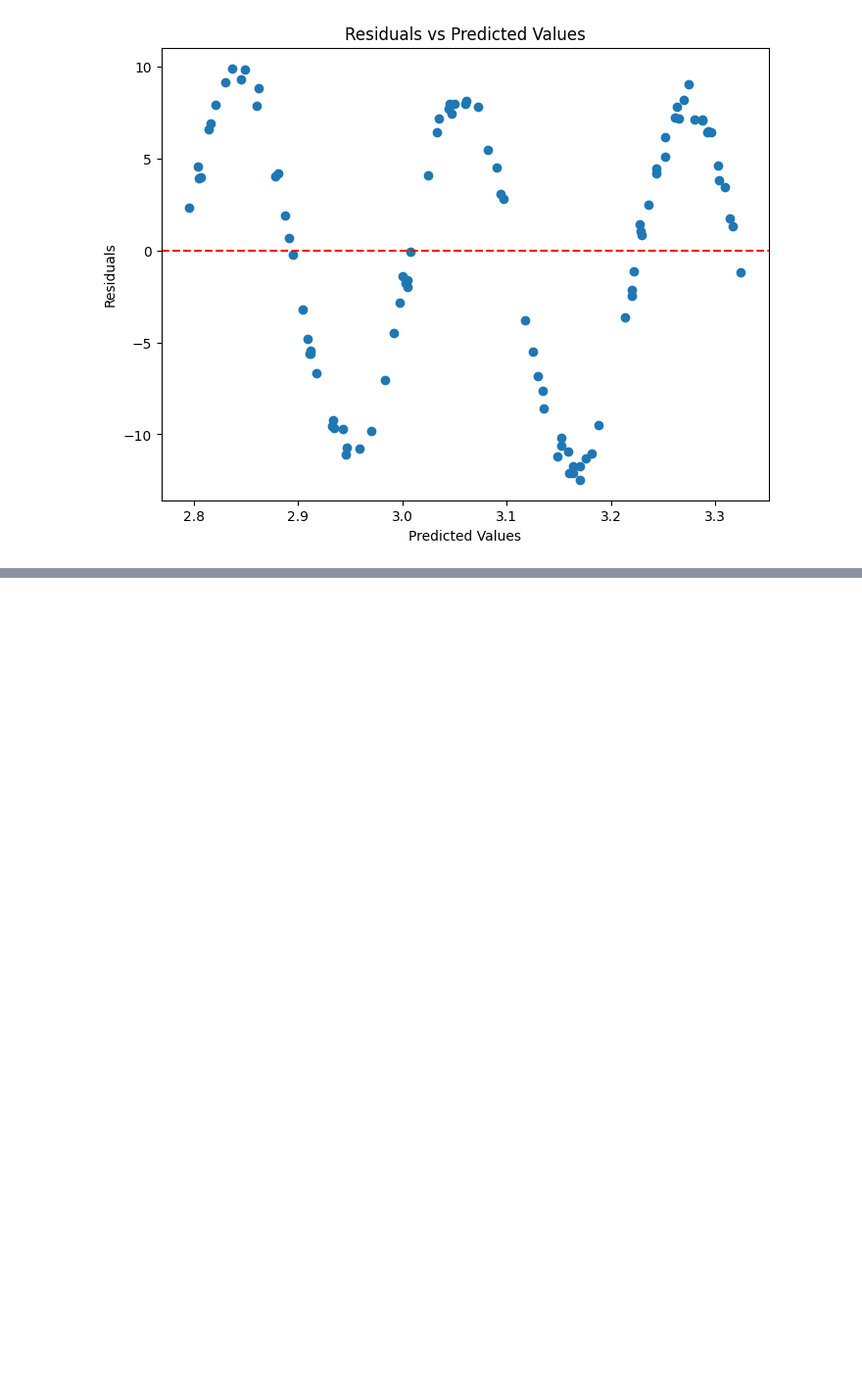
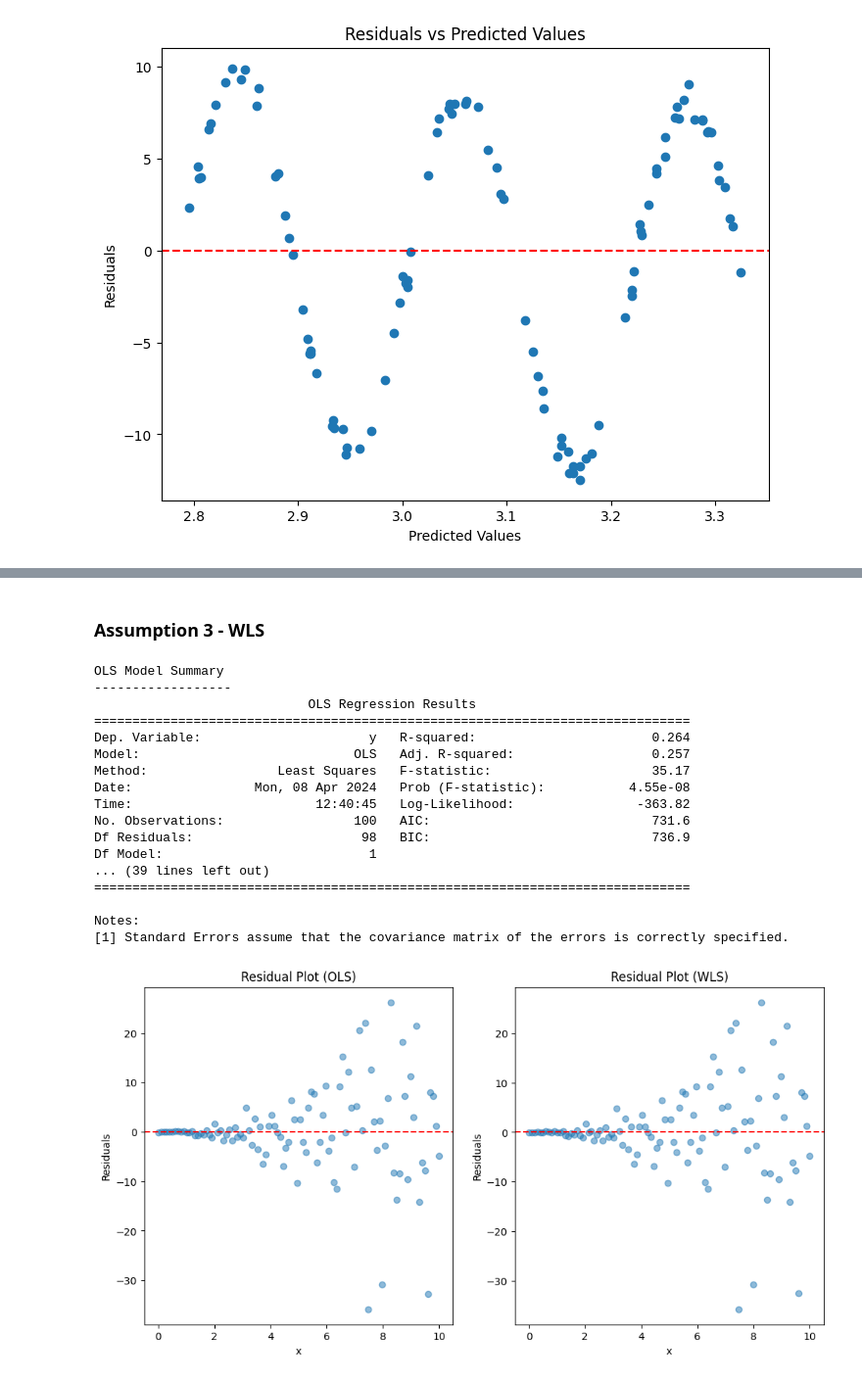
Before and after one commit to Danishdbu/ml1_Danish, a Jupyter notebook: AssumptionOF_LR.ipynb, the cells around one changed output, grey strips where cells are left out. Shown at 98% size. Saved outputs shown, nothing was run; the diff lists cells and outputs as text; code cells hidden in the pictures; blank space fills up the shorter version.

```diff
--- a/AssumptionOF_LR.ipynb
+++ b/AssumptionOF_LR.ipynb
@@ -386,0 +540,79 @@ plt.show()
+# %% [markdown]
+### Assumption 3 - WLS
+# %%
+import numpy as np
+import matplotlib.pyplot as plt
+import statsmodels.api as sm
+from sklearn.preprocessing import StandardScaler
+
+# Set random seed for reproducibility
+np.random.seed(42)
+
+# Generate synthetic data with more pronounced heteroscedasticity
+x = np.linspace(0, 10, 100)
+y = 2 * x + 1 + np.random.normal(0, (0.5 * x) ** 2, len(x))
+
+# Scale the independent variables
+scaler = StandardScaler()
+x_scaled = scaler.fit_transform(x.reshape(-1, 1))
+
+# Add a constant term to the scaled independent variable
+x_scaled_with_constant = sm.add_constant(x_scaled)
+
+# Fit an OLS model
+model_ols = sm.OLS(y, x_scaled_with_constant).fit()
+
+# Calculate the squared residuals
+squared_residuals = model_ols.resid**2
+
+# Use the squared residuals with a small constant added as the weights for WLS
+weights = 1 / (squared_residuals + 1e-6)
+
+# Fit a WLS model using the estimated weights
+model_wls = sm.WLS(y, x_scaled_with_constant, weights=weights).fit()
+
+# Print the model summaries
+print("OLS Model Summary")
+print("------------------")
+print(model_ols.summary())
+print("\nWLS Model Summary")
+print("------------------")
+print(model_wls.summary())
+
+# Plot the residual plots for OLS and WLS
+plt.figure(figsize=(12, 6))
+
+plt.subplot(1, 2, 1)
+plt.scatter(x, model_ols.resid, alpha=0.5)
+plt.axhline(y=0, color='r', linestyle='--')
+plt.xlabel('x')
+plt.ylabel('Residuals')
+plt.title('Residual Plot (OLS)')
+
+plt.subplot(1, 2, 2)
+plt.scatter(x, model_wls.resid, alpha=0.5)
+plt.axhline(y=0, color='r', linestyle='--')
+plt.xlabel('x')
+plt.ylabel('Residuals')
+plt.title('Residual Plot (WLS)')
+
+plt.show()
+# %% [output]
+OLS Model Summary
+------------------
+                            OLS Regression Results
+==============================================================================
+Dep. Variable:                      y   R-squared:                       0.264
+Model:                            OLS   Adj. R-squared:                  0.257
+Method:                 Least Squares   F-statistic:                     35.17
+Date:                Mon, 08 Apr 2024   Prob (F-statistic):           4.55e-08
+Time:                        12:40:45   Log-Likelihood:                -363.82
+No. Observations:                 100   AIC:                             731.6
+Df Residuals:                      98   BIC:                             736.9
+Df Model:                           1
+... (39 lines left out)
+==============================================================================
+
+Notes:
+[1] Standard Errors assume that the covariance matrix of the errors is correctly specified.
+[figure, added]
```
Also changed, not shown: parts of 8 cells of this notebook.
